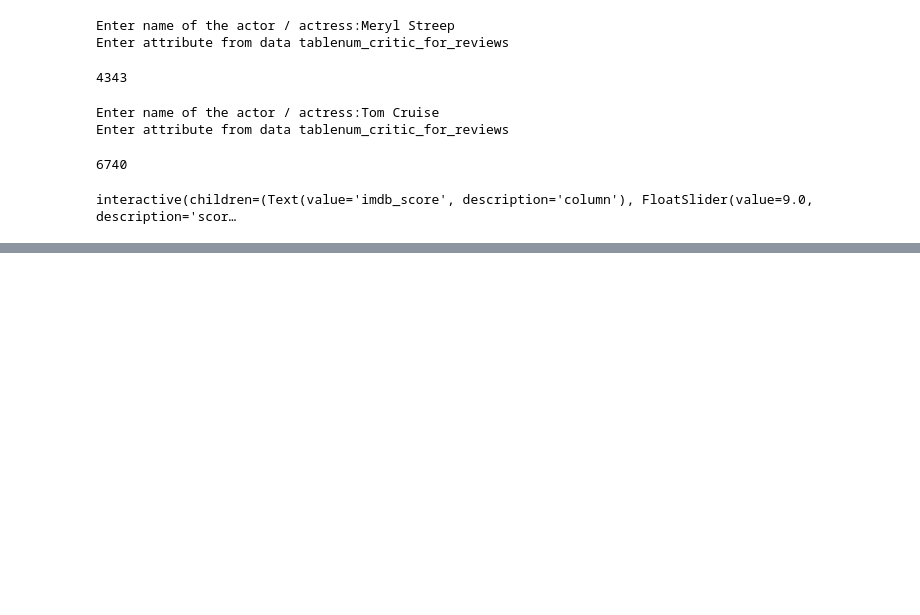
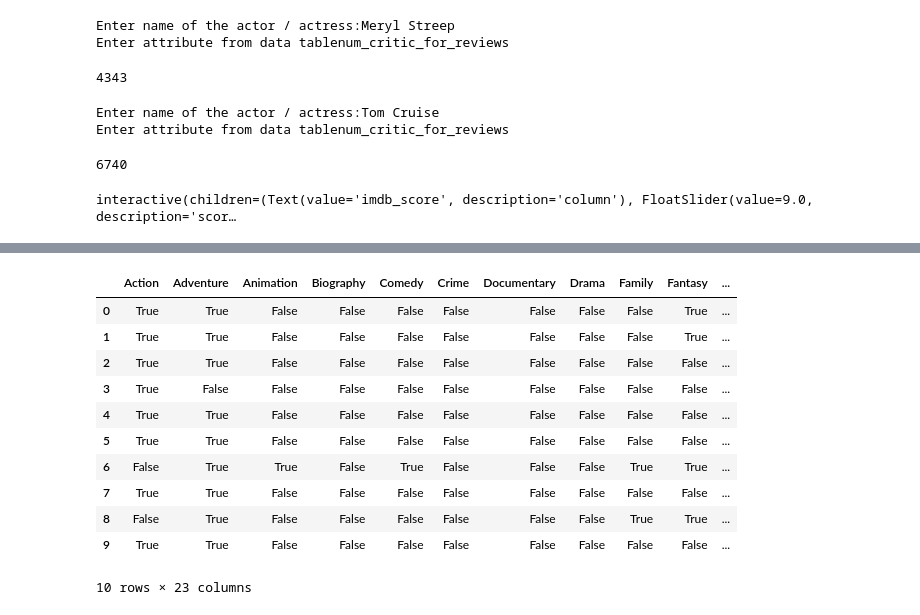
Before and after one commit to MSaaad/Data-science-practice, a Jupyter notebook: MovieRecommendation/IMDB Movie Data.ipynb, the cells around one changed output, grey strips where cells are left out. Cells and saved outputs as stored; diff of their text form; code cells hidden in the pictures; blank space fills up the shorter version.

```diff
--- a/MovieRecommendation/IMDB Movie Data.ipynb
+++ b/MovieRecommendation/IMDB Movie Data.ipynb
@@ -563,0 +638,22 @@ def show_articles(column = ['budget','gross'], x=1000):
+# %%
+from mlxtend.preprocessing import TransactionEncoder
+
+x = data['genres'].str.split('|')
+te = TransactionEncoder()
+x = te.fit_transform(x)
+x = pd.DataFrame(x, columns = te.columns_)
+
+x.head(10)
+# %% [output]
+|  | Action | Adventure | Animation | Biography | Comedy | Crime | Documentary | Drama | Family | Fantasy | ... |
+| 0 | True | True | False | False | False | False | False | False | False | True | ... |
+| 1 | True | True | False | False | False | False | False | False | False | True | ... |
+| 2 | True | True | False | False | False | False | False | False | False | False | ... |
+| 3 | True | False | False | False | False | False | False | False | False | False | ... |
+| 4 | True | True | False | False | False | False | False | False | False | False | ... |
+| 5 | True | True | False | False | False | False | False | False | False | False | ... |
+| 6 | False | True | True | False | True | False | False | False | True | True | ... |
+| 7 | True | True | False | False | False | False | False | False | False | False | ... |
+| 8 | False | True | False | False | False | False | False | False | True | True | ... |
+| 9 | True | True | False | False | False | False | False | False | False | False | ... |
+10 rows × 23 columns
```
Also changed, not shown: parts of 17 cells of this notebook.
